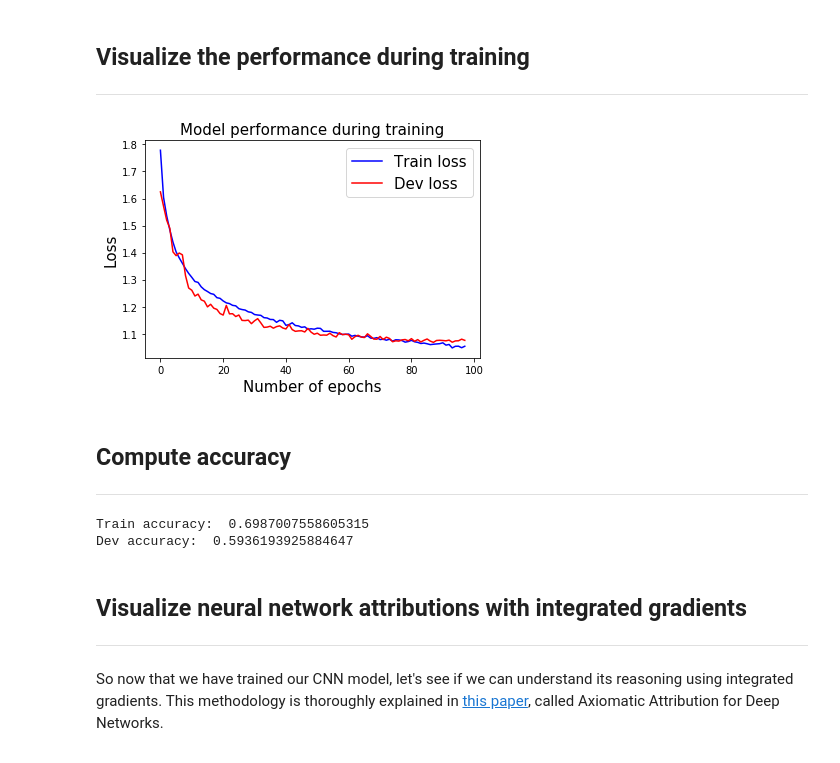
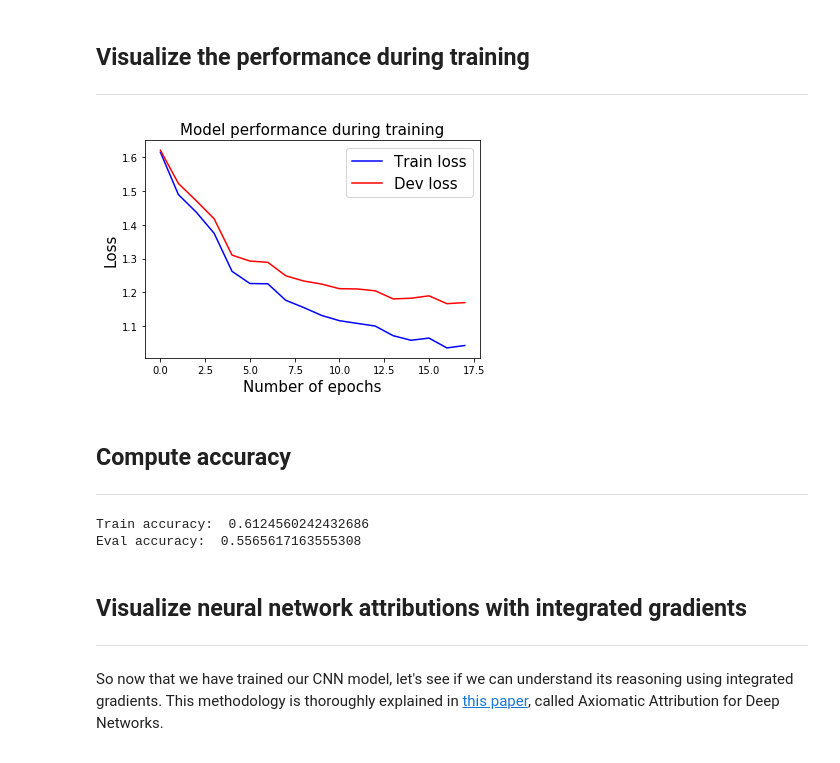
Before and after one commit to madalinabuzau/tensorflow-eager-tutorials, a Jupyter notebook: 03_convolutional_neural_networks_for_emotion_recognition.ipynb, the cells around one changed output. Drawn from its saved outputs; the diff is of its cells as text; code cells hidden in the pictures.

```diff
--- a/03_convolutional_neural_networks_for_emotion_recognition.ipynb
+++ b/03_convolutional_neural_networks_for_emotion_recognition.ipynb
@@ -57,7 +58,7 @@ I find that most of the bugs that occur in a machine learning project are due to
 So, my advice to you is: always analyse the data before building any model :).
 # %%
 # Read input data. Assuming you've unzipped the dataset and put it into a folder named 'data'
-path_data = 'data/fer2013/fer2013.csv'
+path_data = 'datasets/fer2013/fer2013.csv'
 data = pd.read_csv(path_data)
 # %%
 print('Number of samples in the dataset: ', data.shape[0])
@@ -161,9 +163,10 @@ To prepare our dataset to be used as an input to the CNN, we will use the tf.dat
 Normally, for computational efficiency, you would choose a batch as big as you can fit into memory. However, in my experience, I obtain better results on test data, if I use smaller batches. Feel free to play with the batch size and see if you get to the same conclusion as I did.
 # %%
 # Feel free to modify the size of the batches
+# Usually smaller batch sizes obtain better results on test data
 batch_size = 64
-data_train = tf.data.Dataset.from_tensor_slices((X_train, y_train[:,None])).batch(batch_size)
-data_dev = tf.data.Dataset.from_tensor_slices((X_dev, y_dev[:,None])).batch(batch_size)
+training_data = tf.data.Dataset.from_tensor_slices((X_train, y_train[:,None])).batch(batch_size)
+eval_data = tf.data.Dataset.from_tensor_slices((X_dev, y_dev[:,None])).batch(batch_size)
 # %% [markdown]
 ## Create CNN model in Eager mode
 ----
@@ -363,0 +370,16 @@ with tf.device(device):
+# %%
+# Specify the path where you want to save the trained variables
+checkpoint_directory = 'models_checkpoints/EmotionCNN/'
+
+# Use the GPU if available.
+device = 'gpu:0' if tfe.num_gpus()>0 else 'cpu:0'
+
+# Define optimizer.
+optimizer = tf.train.AdamOptimizer()
+
+# Instantiate model. This doesn't initialize the variables yet.
+model = EmotionRecognitionCNN(num_classes=7, device=device,
+                              checkpoint_directory=checkpoint_directory)
+# %%
+model.fit(training_data, eval_data, optimizer, num_epochs=500,
+          early_stopping_rounds=5, verbose=10, train_from_scratch=True)
@@ -365,14 +389,16 @@ with tf.device(device):
 ## Visualize the performance during training
 ----
 # %%
-plt.plot(range(len(history['train_loss'])), history['train_loss'], color='b', label='Train loss');
-plt.plot(range(len(history['dev_loss'])), history['dev_loss'], color='r', label='Dev loss');
+plt.plot(range(len(model.history['train_loss'])), model.history['train_loss'],
+         color='b', label='Train loss');
+plt.plot(range(len(model.history['eval_loss'])), model.history['eval_loss'],
+         color='r', label='Dev loss');
 plt.title('Model performance during training', fontsize=15)
 plt.xlabel('Number of epochs', fontsize=15);
 plt.ylabel('Loss', fontsize=15);
 plt.legend(fontsize=15);
 # %% [output]
-[figure, old version]
+[figure, new version]
 # %% [markdown]
 ## Compute accuracy
 ----
@@ -382,23 +404,0 @@ dev_acc = tfe.metrics.Accuracy('dev_acc')
-# %%
-with tf.device(device):
-    for X, y in tfe.Iterator(data_train):
-        # Predict the probabilities of each class
-        logits = model.predict(X, training=False)
-        # Select the class with the highest probability
-        preds = tf.argmax(logits, axis=1)
-        # Compute the accuracy
-        train_acc(tf.reshape(y, [-1,]), preds)
-
-    for X, y in tfe.Iterator(data_dev):
-        # Predict the probabilities of each class
-        logits = model.predict(X, training=False)
-        # Select the class with the highest probability
-        preds = tf.argmax(logits, axis=1)
-        # Compute the accuracy
-        dev_acc(tf.reshape(y, [-1,]), preds)
-
-print('Train accuracy: ', train_acc.result().numpy())
-print('Dev accuracy: ', dev_acc.result().numpy())
-# %% [output]
-Train accuracy:  0.6987007558605315
-Dev accuracy:  0.5936193925884647
@@ -405,3 +408,9 @@ Dev accuracy:  0.5936193925884647
+# %%
+print('Train accuracy: ', train_acc.result().numpy())
+print('Eval accuracy: ', eval_acc.result().numpy())
+# %% [output]
+Train accuracy:  0.6124560242432686
+Eval accuracy:  0.5565617163555308
 # %% [markdown]
 ## Visualize neural network attributions with integrated gradients
 ----
```
Also changed, not shown: parts of 19 cells of this notebook, 10 other files.
